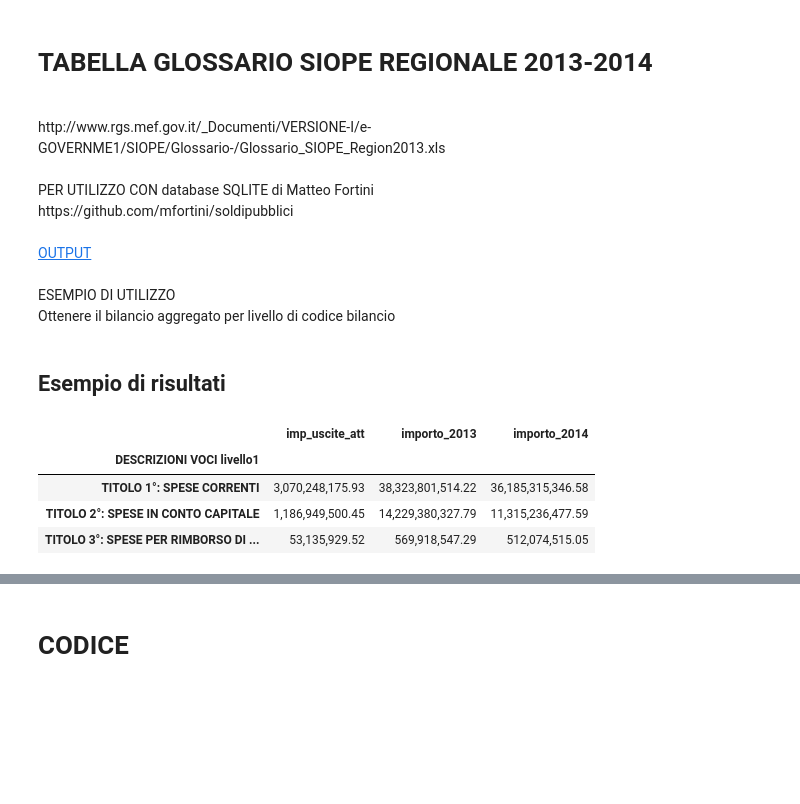
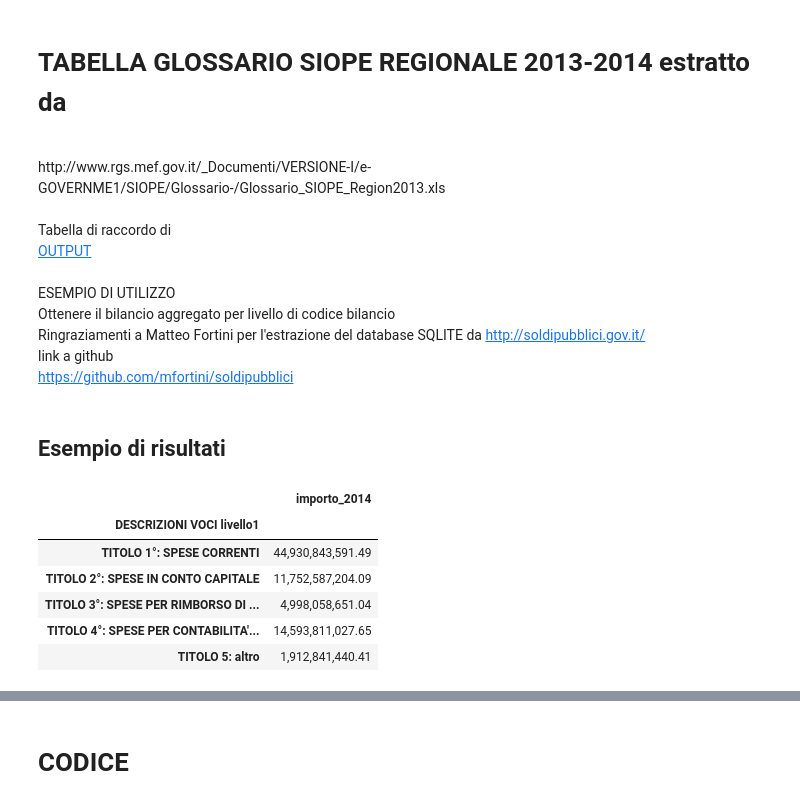
Before and after one commit to scarsellifi/normalizzazione-glossari-siope, a Jupyter notebook: glossari.ipynb, the cells around one changed output, grey strips where cells are left out. Saved outputs shown, nothing was run; the diff lists cells and outputs as text; code cells hidden in the pictures; blank space fills up the shorter version.

```diff
--- a/glossari.ipynb
+++ b/glossari.ipynb
@@ -1,13 +1,11 @@
 # %% [markdown]
-# TABELLA GLOSSARIO SIOPE REGIONALE 2013-2014
+# TABELLA GLOSSARIO SIOPE REGIONALE 2013-2014 estratto da
 <br>
 http://www.rgs.mef.gov.it/_Documenti/VERSIONE-I/e-GOVERNME1/SIOPE/Glossario-/Glossario_SIOPE_Region2013.xls
 <br>
 <br>
-PER UTILIZZO CON database SQLITE di Matteo Fortini
-<br>
-https://github.com/mfortini/soldipubblici
-<br>
+
+Tabella di raccordo di
 <br>
 <a href = "https://github.com/scarsellifi/normalizzazione-glossari-siope/blob/master/raccordo_codici_regionale.xlsx?raw=true" target="_blank">OUTPUT </a>
 <br>
@@ -15,13 +13,18 @@ https://github.com/mfortini/soldipubblici
 ESEMPIO DI UTILIZZO
 <br>
 Ottenere il bilancio aggregato per livello di codice bilancio
+<br>Ringraziamenti a Matteo Fortini per l'estrazione del database SQLITE da http://soldipubblici.gov.it/
+<br> link a github <br> https://github.com/mfortini/soldipubblici
 # %% [markdown]
 ## Esempio di risultati
 # %%
 # AGGREGAZIONE PER CODICE BILANCIO I CIFRA
+regione_importo_ente_descrizione.groupby("DESCRIZIONI VOCI livello1").sum()[["importo_2014"]]
 # %% [output]
-|  | imp_uscite_att | importo_2013 | importo_2014 |
-| DESCRIZIONI VOCI livello1 |  |  |  |
-| TITOLO 1°: SPESE CORRENTI | 3,070,248,175.93 | 38,323,801,514.22 | 36,185,315,346.58 |
-| TITOLO 2°: SPESE IN CONTO CAPITALE | 1,186,949,500.45 | 14,229,380,327.79 | 11,315,236,477.59 |
-| TITOLO 3°: SPESE PER RIMBORSO DI ... | 53,135,929.52 | 569,918,547.29 | 512,074,515.05 |
+|  | importo_2014 |
+| DESCRIZIONI VOCI livello1 |  |
+| TITOLO 1°: SPESE CORRENTI | 44,930,843,591.49 |
+| TITOLO 2°: SPESE IN CONTO CAPITALE | 11,752,587,204.09 |
+| TITOLO 3°: SPESE PER RIMBORSO DI ... | 4,998,058,651.04 |
+| TITOLO 4°: SPESE PER CONTABILITA'... | 14,593,811,027.65 |
+| TITOLO 5: altro | 1,912,841,440.41 |
```
Also changed, not shown: parts of 15 cells of this notebook, 2 other files.
